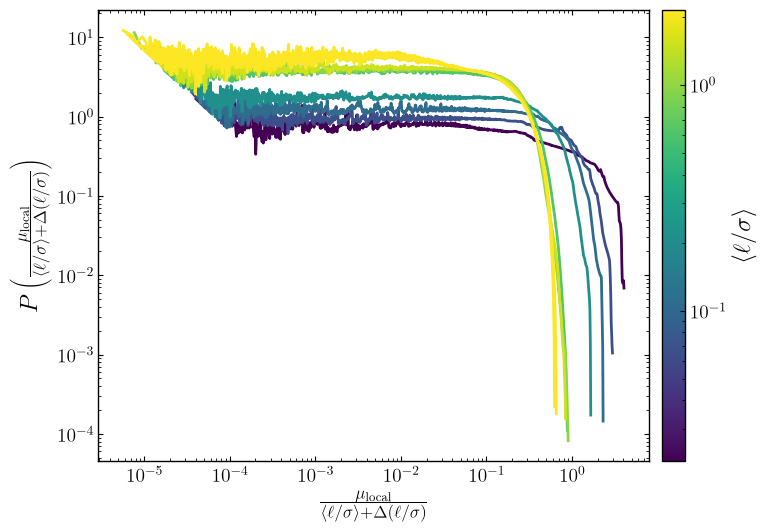
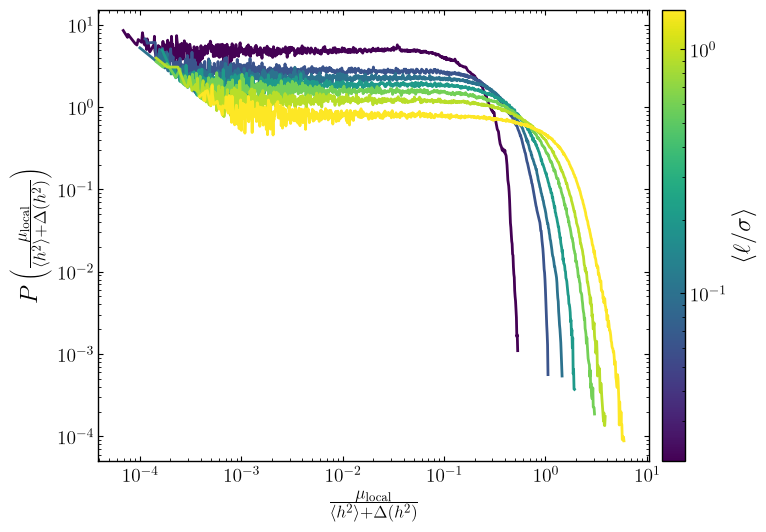
The change to this notebook cell's code, shown as a diff; its figure went from the first image to the second:
--- before
+++ after
@@ -1,10 +1,3 @@
 from matplotlib.colors import LogNorm
-
-def edge_l_over_sigma_std(record):
-    if "l_over_sigma_std" in record:
-        return float(record["l_over_sigma_std"])
-    if "edge_l_over_sigma" in record:
-        return float(np.std(record["edge_l_over_sigma"]))
-    return 0.0
 
 l_over_sigma = np.array([
@@ -14,8 +7,15 @@
     for value in mu_eff
 ])
-l_over_sigma_scale = l_over_sigma + np.array([
-    edge_l_over_sigma_std(jammed_data[value])
+mean_height_sq = np.array([
+    float(jammed_data[value]["mean_height_sq"])
     for value in mu_eff
 ])
+height_sq_std = np.array([
+    float(jammed_data[value]["height_sq_std"])
+    if "height_sq_std" in jammed_data[value]
+    else 0.0
+    for value in mu_eff
+])
+height_scale = mean_height_sq + height_sq_std
 min_count = 10
 
@@ -28,5 +28,5 @@
 positive_values = np.concatenate([
     normalized_mu(value, scale)
-    for value, scale in zip(mu_eff, l_over_sigma_scale)
+    for value, scale in zip(mu_eff, height_scale)
 ])
 
@@ -49,5 +49,5 @@
 fig, ax = plt.subplots()
 
-for value, mean_ratio, scale in zip(mu_eff, l_over_sigma, l_over_sigma_scale):
+for value, mean_ratio, scale in zip(mu_eff, l_over_sigma, height_scale):
     probability, counts = density(normalized_mu(value, scale))
     mask = counts >= min_count
@@ -69,14 +69,10 @@
 ax.set_yscale("log")
 ax.set_xlabel(
-    r"$\frac{\mu_{\mathrm{local}}}{\langle \ell/\sigma \rangle + \Delta(\ell/\sigma)}$"
+    r"$\frac{\mu_{\mathrm{local}}}{\langle h^2 \rangle + \Delta(h^2)}$"
 )
 ax.set_ylabel(
-    r"$P\left(\frac{\mu_{\mathrm{local}}}{\langle \ell/\sigma \rangle + \Delta(\ell/\sigma)}\right)$"
+    r"$P\left(\frac{\mu_{\mathrm{local}}}{\langle h^2 \rangle + \Delta(h^2)}\right)$"
 )
 plt.tight_layout()
-plt.savefig(
-    "../../figures/friction/thomson/single_particle-distributions-collapsed.png",
-    dpi=600,
-    bbox_inches="tight",
-)
+# plt.savefig("../../figures/friction/thomson/single_particle-distributions-collapsed.png", dpi=600, bbox_inches="tight")
 plt.show()

Commit: height distribution work